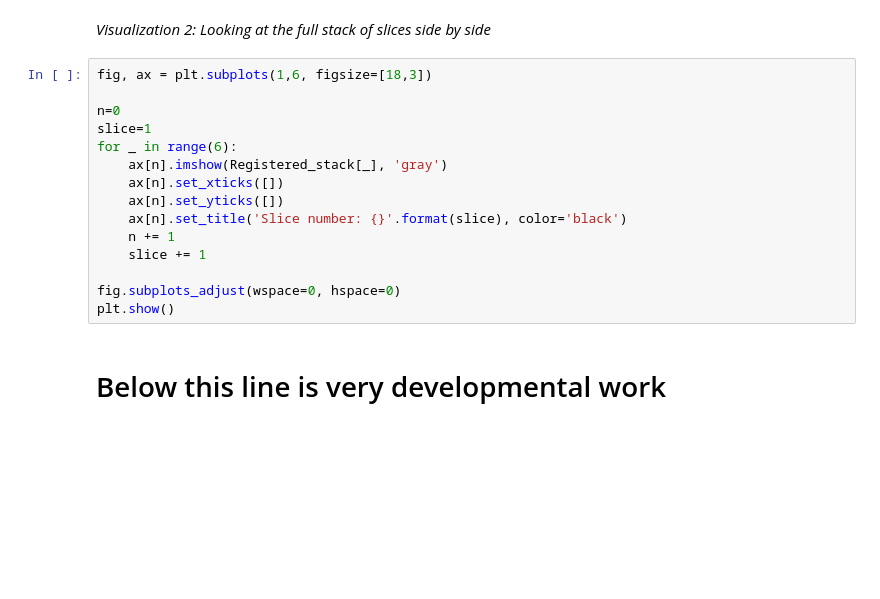
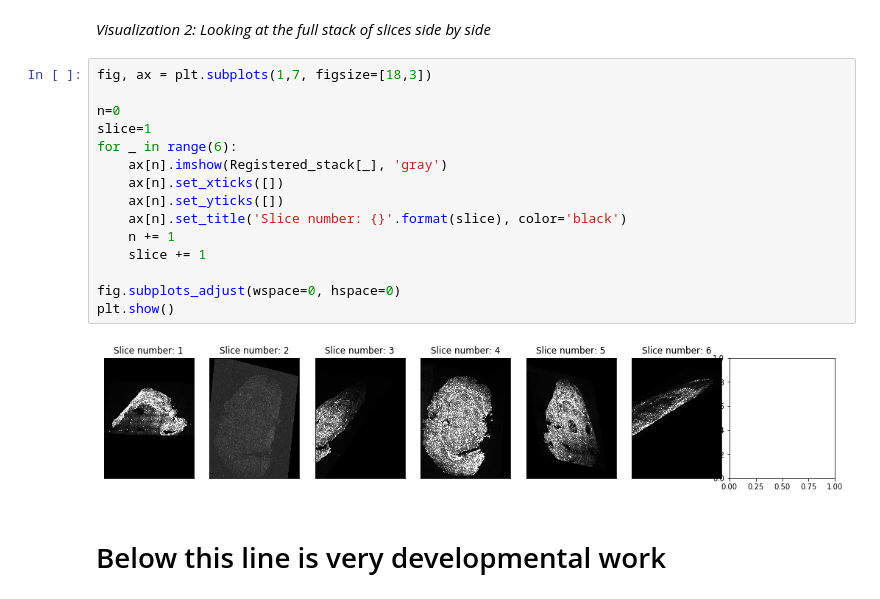
Before and after one commit to Nance-Lab/ifmodels, a Jupyter notebook: scripts/ifmodels.ipynb, the cells around one changed output. Drawn from its saved outputs; the diff is of its cells as text; blank space fills up the shorter version.

```diff
--- a/scripts/ifmodels.ipynb
+++ b/scripts/ifmodels.ipynb
@@ -203,20 +205,22 @@ plt.show()
 # %% [markdown]
 *Visualization 2: Looking at the full stack of slices side by side*
 # %%
-fig, ax = plt.subplots(1,6, figsize=[18,3])
+fig, ax = plt.subplots(1,7, figsize=[18,3])
 
 n=0
 slice=1
 for _ in range(6):
     ax[n].imshow(Registered_stack[_], 'gray')
     ax[n].set_xticks([])
     ax[n].set_yticks([])
     ax[n].set_title('Slice number: {}'.format(slice), color='black')
     n += 1
     slice += 1
 
 fig.subplots_adjust(wspace=0, hspace=0)
 plt.show()
+# %% [output]
+[figure, added]
 # %% [markdown]
 # Below this line is very developmental work
 # %% [markdown]
```
Also changed, not shown: parts of 4 cells of this notebook.
